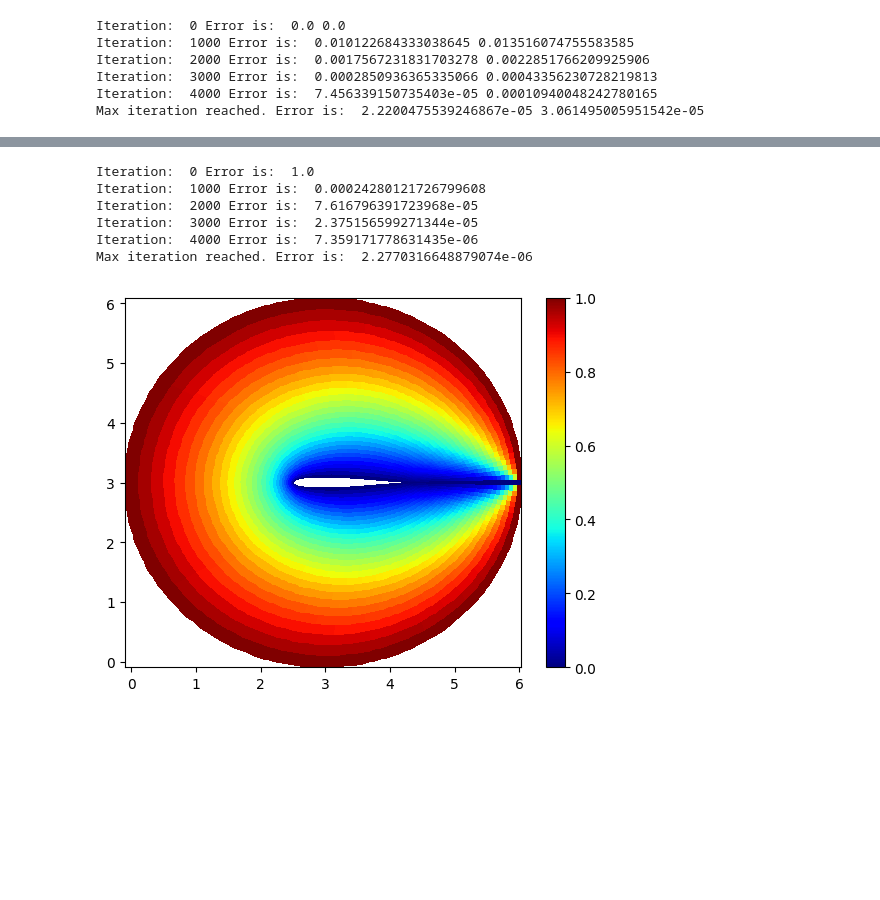
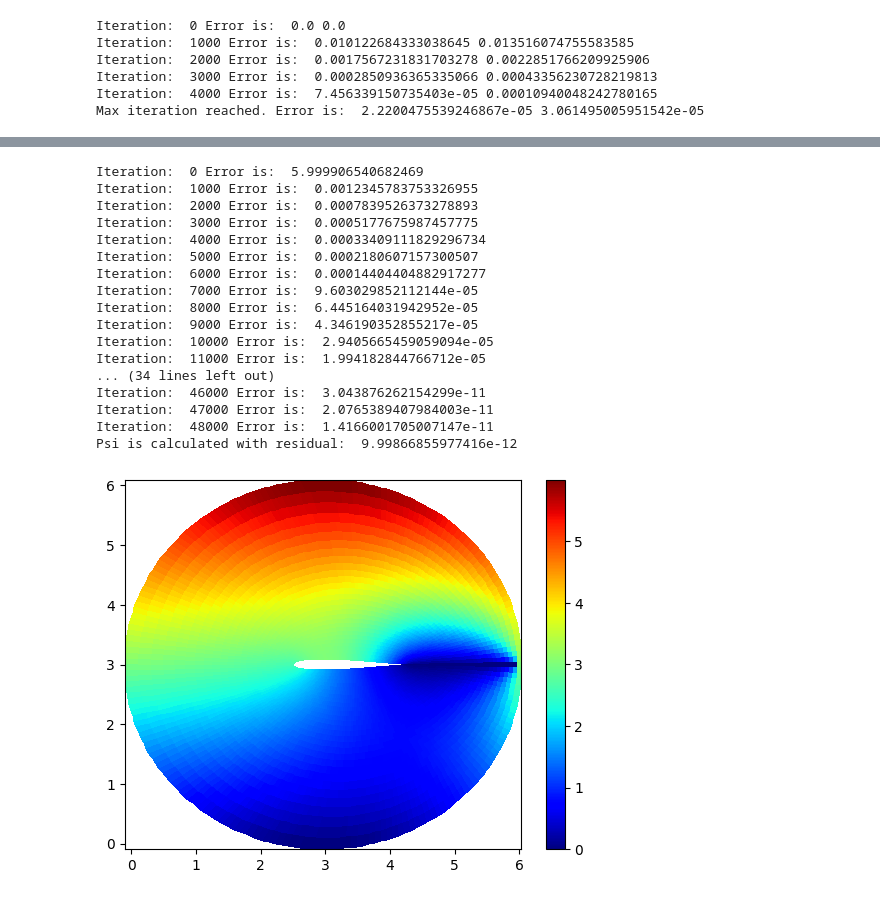
Before and after one commit to MehmetHakanSari/PotentialSolver, a Jupyter notebook: trials.ipynb, the cells around one changed output, grey strips where cells are left out. Saved outputs shown, nothing was run; the diff lists cells and outputs as text; code cells hidden in the pictures; blank space fills up the shorter version.

Commit message:
BL is updated, Airfoil stream function kutta condiation is added.

```diff
--- a/trials.ipynb
+++ b/trials.ipynb
@@ -14,10 +14,10 @@ from visiual import Map
 
 
 # block_coordinates = [(0,0),(0,5),(5,5),(5,0)]
-block_coordinates = [(0,0),(0,0.8),(1.5,0.8),(1.5,0)]
+block_coordinates = [(0,0),(0,1),(1,1),(1,0)]
 
 # print(list(block_coordinates[3]))
-node_numbers = [80, 50]
+node_numbers = [100, 100]
 
 space = Mesh(block_coordinates, node_numbers) #it seems like a one block. Build more sopisticated block type structures
 # space.nonuniform_block_mesh_2D(-1.2, -1.4)
@@ -25,13 +25,17 @@ space = Mesh(block_coordinates, node_numbers) #it seems like a one block. Build
 
 #|----------------------------------------------
 a, b = space.nonuniform_block_mesh_2D(1, 1)
+
 circle = object()
 rectangle = object()
+bl = object()
+
+
 # circle.circle(0.15, (0.4,0.4))
 property_map = Map(space)
-rectangle.rectang(0.9, 0.2, (0.65,0.4))
+# rectangle.rectang(0.9, 0.2, (0.65,0.4))
 # property_map.create_object(circle)
-property_map.create_object(rectangle)
+# property_map.create_object(rectangle)
 # rectangle.rectang(1.0, 0.05, (0.5,0.1))
 # property_map.create_object(rectangle)
 property_map.show()
@@ -45,12 +49,12 @@ property_map.show()
 #
 
 
-BCs = {'W': 'D', 'S': 'N', 'E': 'D', 'N': 'D'}
-BCs_values = {'W': 1, 'S': 0, 'E': 0.1, 'N': 0.4}
+BCs = {'W': 'D', 'S': 'N', 'E': 'D', 'N': 'N'}
+BCs_values = {'W': 1, 'S': 0, 'E': 0.1, 'N': 0}
 
 
 solution = PDE_2D_Solver(space,BCs)
-solution.solver(BCs_values, "potensial", property_map, 1.4, 1e-7, itteration_type="nodebynode")
+solution.solver(BCs_values, "potensial", property_map, 1.4, 1e-2, itteration_type="nodebynode")
 
 # solution.countour()
 
@@ -106,0 +92,12 @@ cont = solution.continuity
+# %%
+Uinf = np.mean(-solution.velocity[:,:,0])
+nu = 1.81e-2
+x = np.linspace(0.001,1,(node_numbers[0]))
+Re = Uinf*x/nu
+delta = 5 * x / np.sqrt(Re)
+delta_idx = np.round(delta*len(delta))
+
+
+bl.boundary_layer(delta_idx)
+property_map.create_object(bl)
+property_map.show()
@@ -137,6 +149,7 @@ circleee = circles(3, 3, 3)
 
 naca0012[:,:] = naca0012[:,:] * 1.8
 naca0012[:,0] += 2.5
+
 naca0012[:,1] += 3
 
 node_numbers = [200, 30]
@@ -145,14 +158,18 @@ space_trial.create_elipticmesh()
 X = space_trial.X
 space_trial.plot_mesh()
 
-BCvalues = {'Out': 1, 'In': 0, 'Cut1': 0, 'Cut2': 0}
+Vinf = 1
+AOA = np.pi / 5 * 0
+# Out_psi = - space_trial.Y[-1,:] * Vinf * np.sin(AOA) + space_trial.X[-1,:] * Vinf * np.cos(AOA)
+Out_psi = - space_trial.X[-1, :] * Vinf * np.sin(AOA) + space_trial.Y[-1, :] * Vinf * np.cos(AOA)
+
+BCvalues = {'Out': Out_psi, 'In': 0, 'Cut1': 0, 'Cut2': 0}
 stream_naca0012 = eliptic_PDE_solver(space_trial, BCvalues)
 stream_naca0012.solver()
 stream_naca0012.plot2D()
+stream_naca0012.contour()
 
-
-
-
+psi = stream_naca0012.solution
 
 
 
@@ -164,37 +181,48 @@ stream_naca0012.plot2D()
 
 
 
 # airfoil = object()
 # airfoil.airfoil(naca0012, scale=2.3)
 # airfoil_map = Map(space_trial)
 # airfoil_map.create_object(airfoil)
 # airfoil_map.show()
 
 # area_matrix = airfoil_map.area
 
 
 # BCs = {'W': 'D', 'S': 'N', 'E': 'D', 'N': 'N'}
 # BCs_values = {'W': 1, 'S': 0, 'E': 0, 'N': 0}
 
 # solution = PDE_2D_Solver(space_trial,BCs)
 # solution.solver(BCs_values, "potensial", airfoil_map, 1.5, 0.12, itteration_type="nodebynode")
 
 # solution.velocityfield("potensial")
 # solution.plot2D("potensial")
 # solution.stream()
 # solution.quiver()
 # %% [output]
 Iteration:  0 Error is:  0.0 0.0
 Iteration:  1000 Error is:  0.010122684333038645 0.013516074755583585
 Iteration:  2000 Error is:  0.0017567231831703278 0.0022851766209925906
 Iteration:  3000 Error is:  0.0002850936365335066 0.00043356230728219813
 Iteration:  4000 Error is:  7.456339150735403e-05 0.00010940048242780165
 Max iteration reached. Error is:  2.2200475539246867e-05 3.061495005951542e-05
 [figure]
-Iteration:  0 Error is:  1.0
-Iteration:  1000 Error is:  0.00024280121726799608
-Iteration:  2000 Error is:  7.616796391723968e-05
-Iteration:  3000 Error is:  2.375156599271344e-05
-Iteration:  4000 Error is:  7.359171778631435e-06
-Max iteration reached. Error is:  2.2770316648879074e-06
+Iteration:  0 Error is:  5.999906540682469
+Iteration:  1000 Error is:  0.0012345783753326955
+Iteration:  2000 Error is:  0.0007839526373278893
+Iteration:  3000 Error is:  0.0005177675987457775
+Iteration:  4000 Error is:  0.00033409111829296734
+Iteration:  5000 Error is:  0.0002180607157300507
+Iteration:  6000 Error is:  0.00014404404882917277
+Iteration:  7000 Error is:  9.603029852112144e-05
+Iteration:  8000 Error is:  6.445164031942952e-05
+Iteration:  9000 Error is:  4.346190352855217e-05
+Iteration:  10000 Error is:  2.9405665459059094e-05
+Iteration:  11000 Error is:  1.994182844766712e-05
+... (34 lines left out)
+Iteration:  46000 Error is:  3.043876262154299e-11
+Iteration:  47000 Error is:  2.0765389407984003e-11
+Iteration:  48000 Error is:  1.4166001705007147e-11
+Psi is calculated with residual:  9.99866855977416e-12
-[figure, old version]
+[figure, new version]
```
Also changed, not shown: parts of 7 cells of this notebook, 4 other files.
